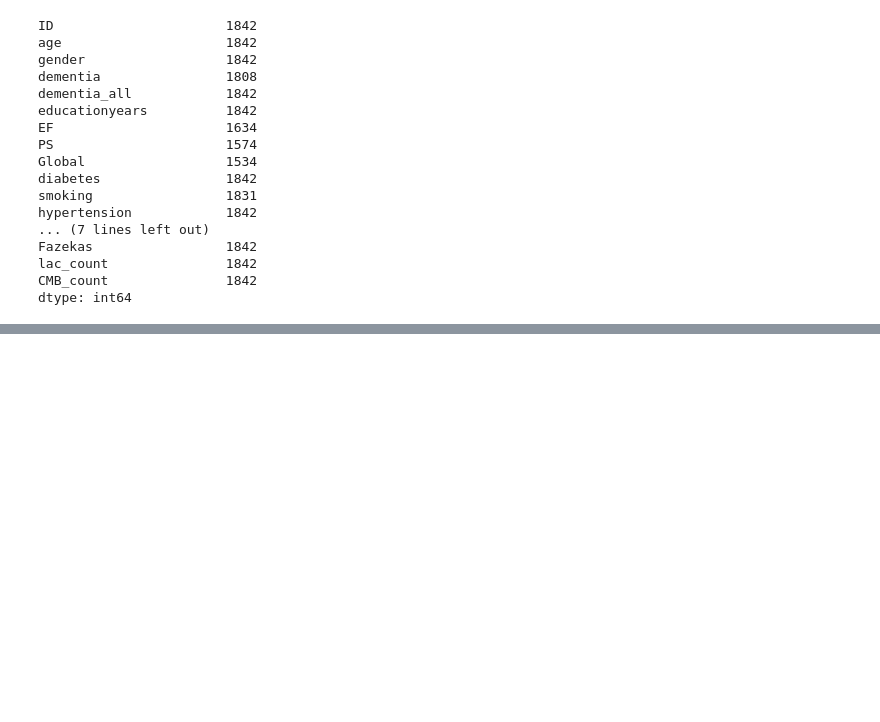
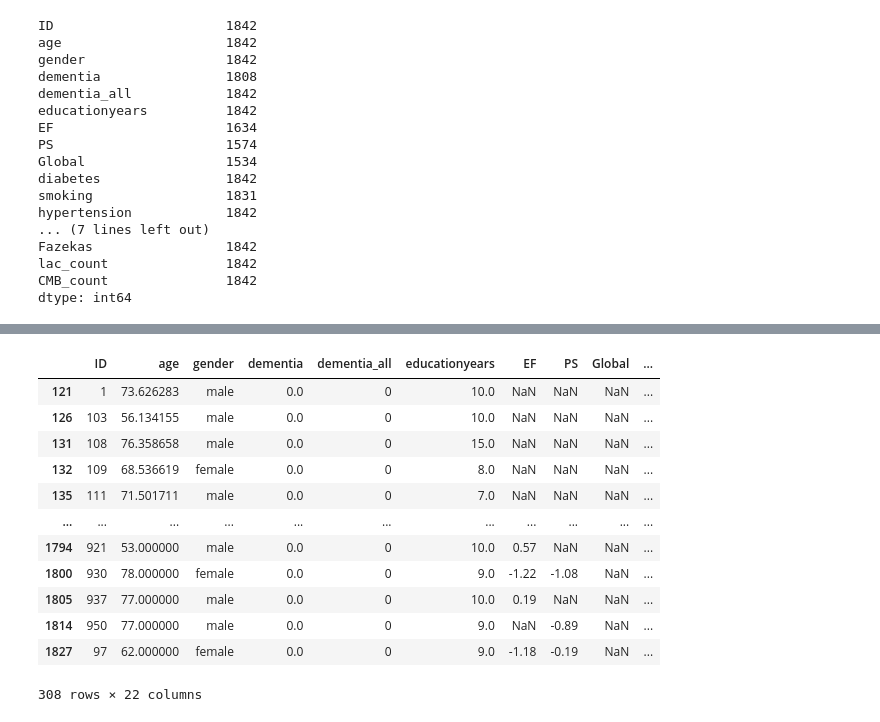
Before and after one commit to simonskodt/big-data-processes, a Jupyter notebook: DementiaProject/main.ipynb, the cells around one changed output, grey strips where cells are left out. Drawn from its saved outputs; the diff is of its cells as text; code cells hidden in the pictures; blank space fills up the shorter version.

```diff
--- a/DementiaProject/main.ipynb
+++ b/DementiaProject/main.ipynb
@@ -117,0 +155,16 @@ dtype: int64
+# %%
+dementia_data[dementia_data["Global"].isnull()]
+# %% [output]
+|  | ID | age | gender | dementia | dementia_all | educationyears | EF | PS | Global | ... |
+| 121 | 1 | 73.626283 | male | 0.0 | 0 | 10.0 | NaN | NaN | NaN | ... |
+| 126 | 103 | 56.134155 | male | 0.0 | 0 | 10.0 | NaN | NaN | NaN | ... |
+| 131 | 108 | 76.358658 | male | 0.0 | 0 | 15.0 | NaN | NaN | NaN | ... |
+| 132 | 109 | 68.536619 | female | 0.0 | 0 | 8.0 | NaN | NaN | NaN | ... |
+| 135 | 111 | 71.501711 | male | 0.0 | 0 | 7.0 | NaN | NaN | NaN | ... |
+| ... | ... | ... | ... | ... | ... | ... | ... | ... | ... | ... |
+| 1794 | 921 | 53.000000 | male | 0.0 | 0 | 10.0 | 0.57 | NaN | NaN | ... |
+| 1800 | 930 | 78.000000 | female | 0.0 | 0 | 9.0 | -1.22 | -1.08 | NaN | ... |
+| 1805 | 937 | 77.000000 | male | 0.0 | 0 | 10.0 | 0.19 | NaN | NaN | ... |
+| 1814 | 950 | 77.000000 | male | 0.0 | 0 | 9.0 | NaN | -0.89 | NaN | ... |
+| 1827 | 97 | 62.000000 | female | 0.0 | 0 | 9.0 | -1.18 | -0.19 | NaN | ... |
+308 rows × 22 columns
```
Also changed, not shown: parts of 3 cells of this notebook.
